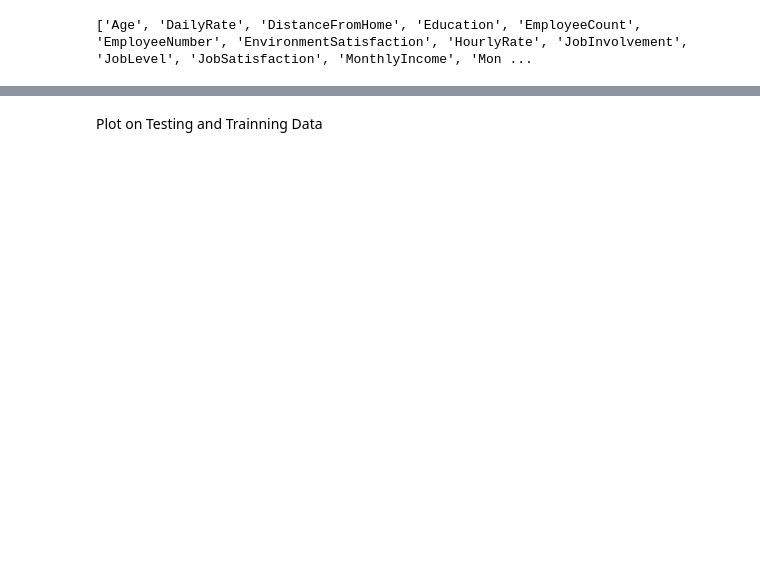
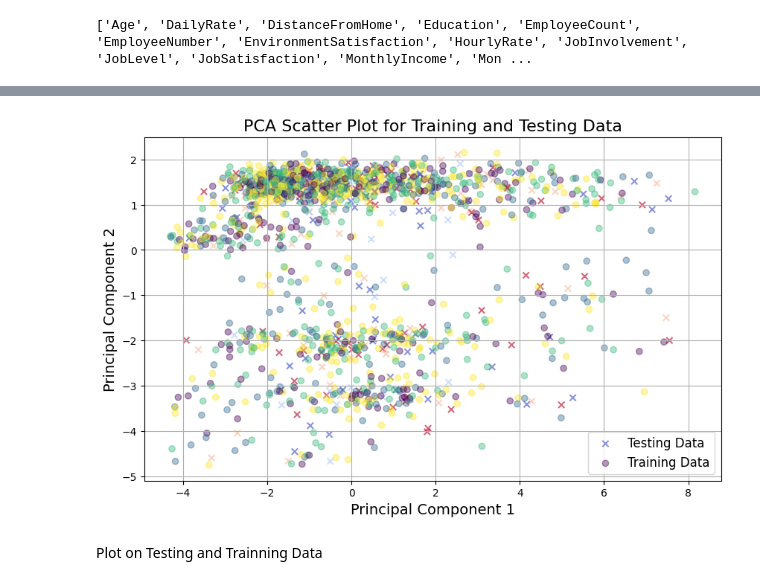
Before and after one commit to diptibanik/CSE303_Project, a Jupyter notebook: PROJECT Code 303(python).ipynb, the cells around one changed output, grey strips where cells are left out. Drawn from its saved outputs; the diff is of its cells as text; code cells hidden in the pictures; blank space fills up the shorter version.

```diff
--- a/PROJECT Code 303(python).ipynb
+++ b/PROJECT Code 303(python).ipynb
@@ -123,2 +142,24 @@ from sklearn.decomposition import PCA
+# %%
+import matplotlib.pyplot as plt
+import numpy as np
+
+plt.figure(figsize=(10, 6))
+
+# Scatter plot for testing data
+plt.scatter(X_test_pca[:, 0], X_test_pca[:, 1], c=Y_test, cmap='coolwarm', label='Testing Data', marker='x', alpha=0.6)
+
+# Scatter plot for training data
+plt.scatter(X_train_pca[:, 0], X_train_pca[:, 1], c=Y_train, cmap='viridis', label='Training Data', marker='o', alpha=0.4)
+
+# Customize the plot
+plt.title("PCA Scatter Plot for Training and Testing Data", fontsize=16)
+plt.xlabel("Principal Component 1", fontsize=14)
+plt.ylabel("Principal Component 2", fontsize=14)
+plt.legend(fontsize=12)
+plt.grid(True)
+
+plt.show()
+# %% [output]
+[figure, added]
 # %% [markdown]
 Plot on Testing and Trainning Data
```
Also changed, not shown: parts of 9 cells of this notebook.
